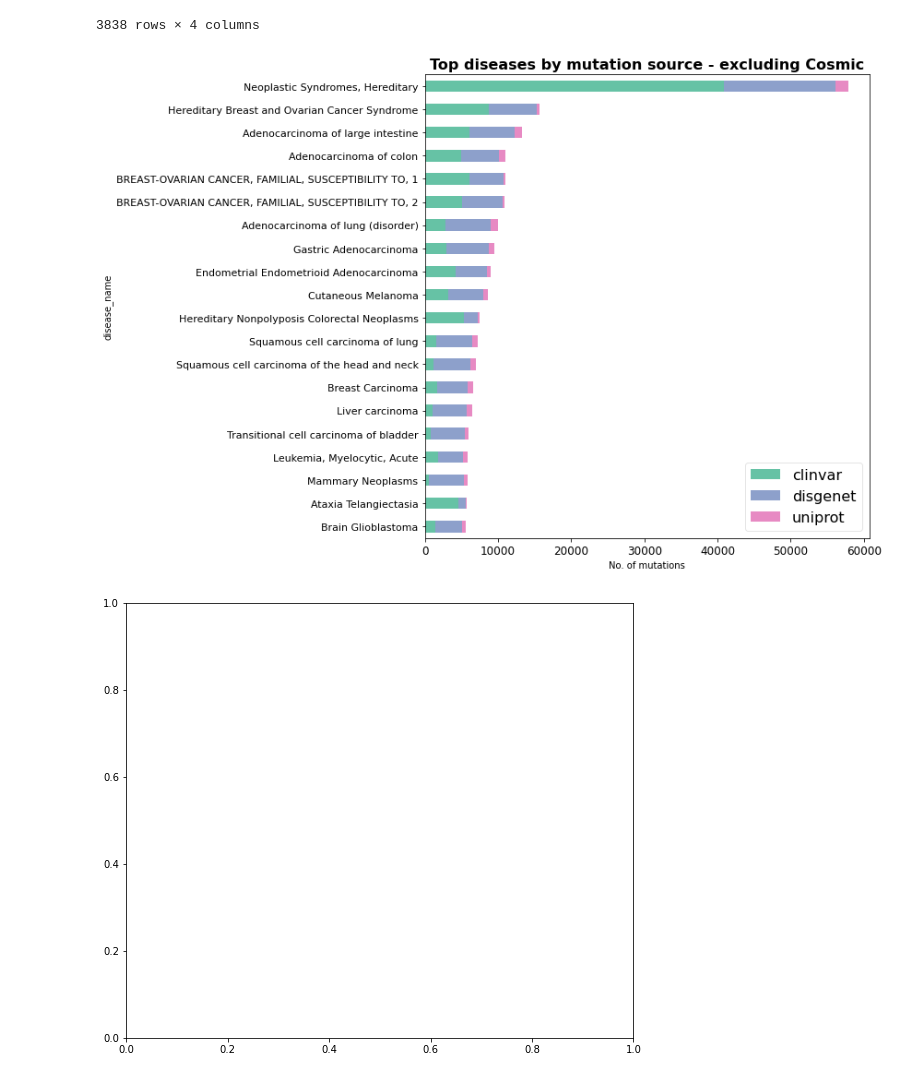
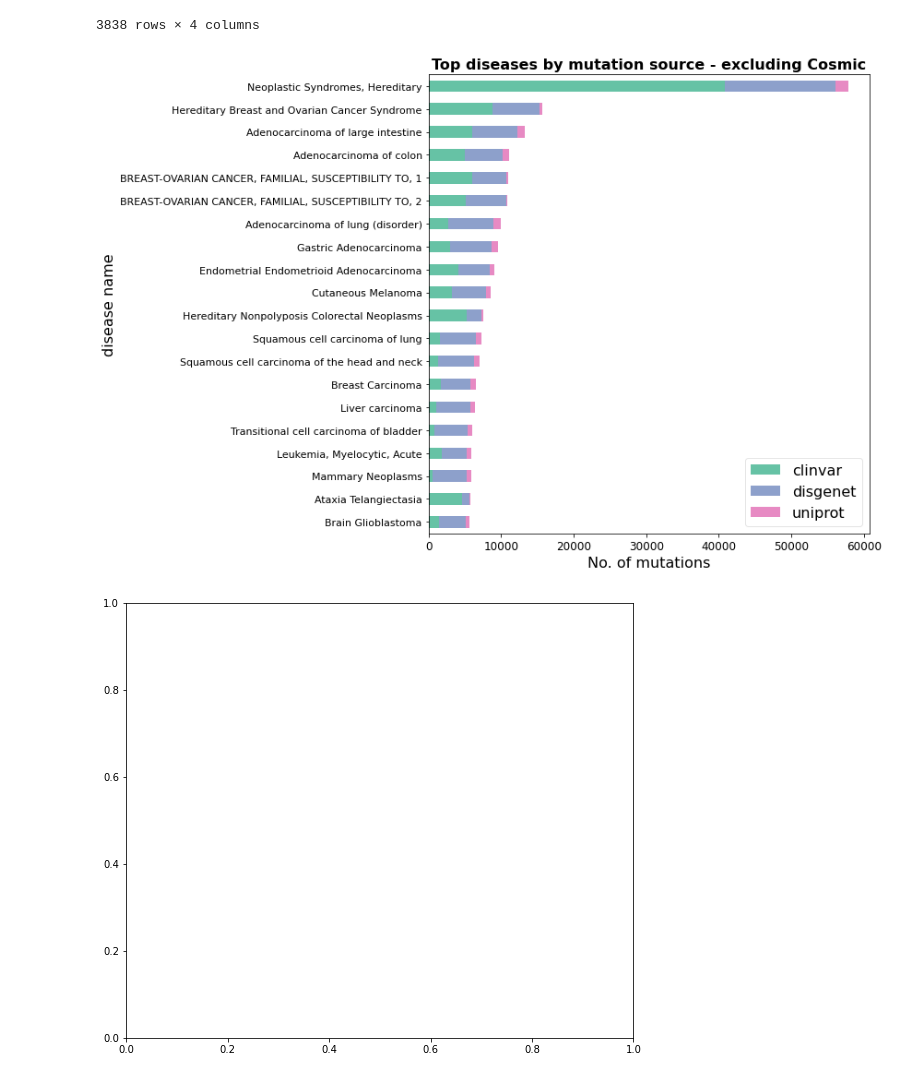
Before and after one commit to alvaro-2/mutations, a Jupyter notebook: scripts/mesh/mesh_data.ipynb, the cells around one changed output. Saved outputs shown, nothing was run; the diff lists cells and outputs as text; code cells hidden in the pictures.

```diff
--- a/scripts/mesh/mesh_data.ipynb
+++ b/scripts/mesh/mesh_data.ipynb
@@ -293,18 +294,19 @@ mut_source_nocosmic
 # %%
 sns.set_palette('Set2')
 mut_source_nocosmic.sort_values('suma', ascending= False).drop(columns='suma')[:20].iloc[::-1].plot.barh(
     stacked= True, figsize= (12,8), color = ['#66c2a5', '#8da0cb', '#e78ac3']
 )
 plt.title("Top diseases by mutation source - excluding Cosmic", size=16, fontweight='bold')
-plt.xlabel("No. of mutations")
+plt.xlabel("No. of mutations", fontsize= 16)
+plt.ylabel("disease name", fontsize= 16)
 plt.yticks(fontsize= 11)
 plt.xticks(fontsize= 12)
 plt.legend(fancybox= True, framealpha=0.5, prop= {'size': 16})
 plt.tight_layout()
 #plt.savefig("top_diseases_no_cosmic.png", dpi= 300, transparent= True)
 plt.show()
 # %% [output]
-[figure, old version]
+[figure, new version]
 # %%
 fig, ax = plt.subplots(figsize=(20,8))
 
```
Also changed, not shown: parts of 1 cell of this notebook, 1 other file.
